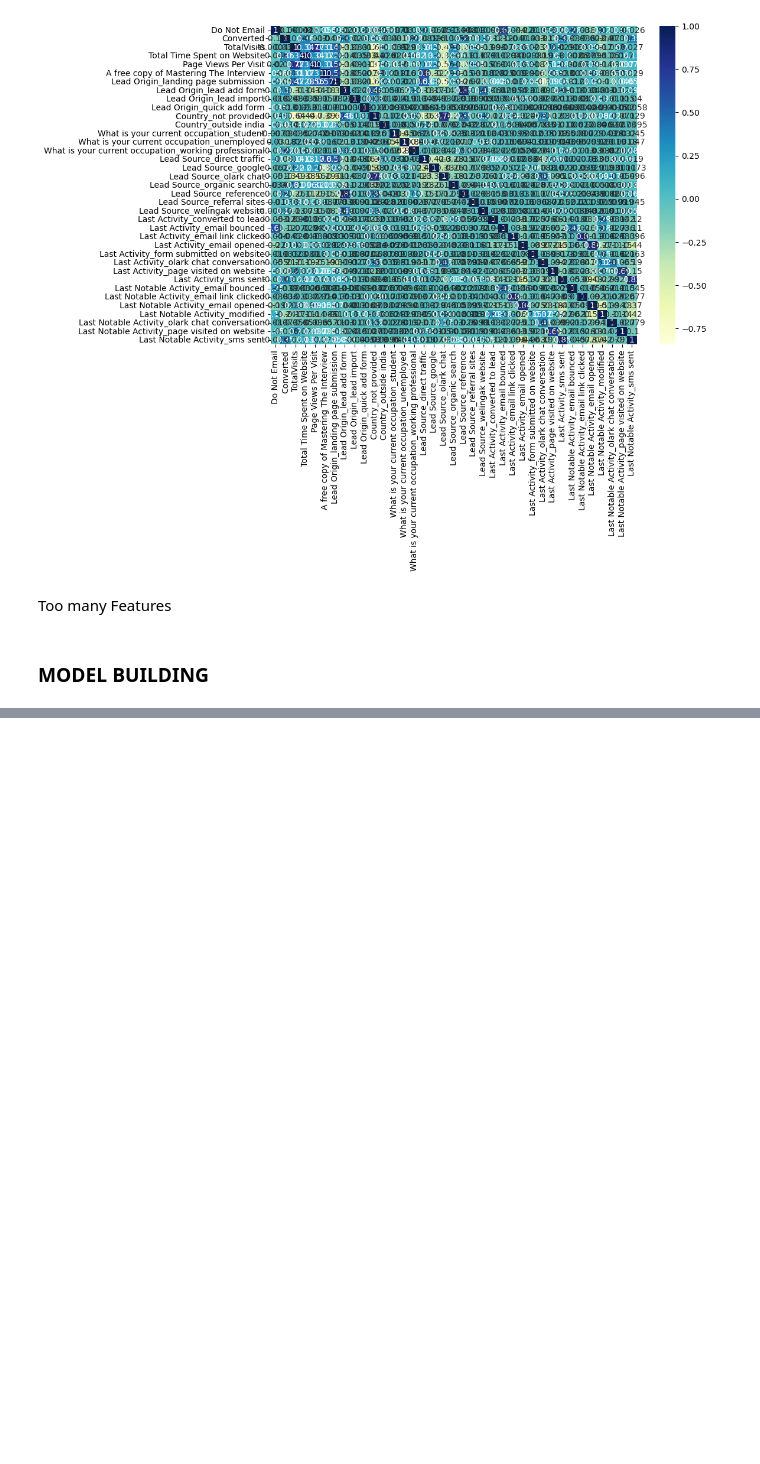
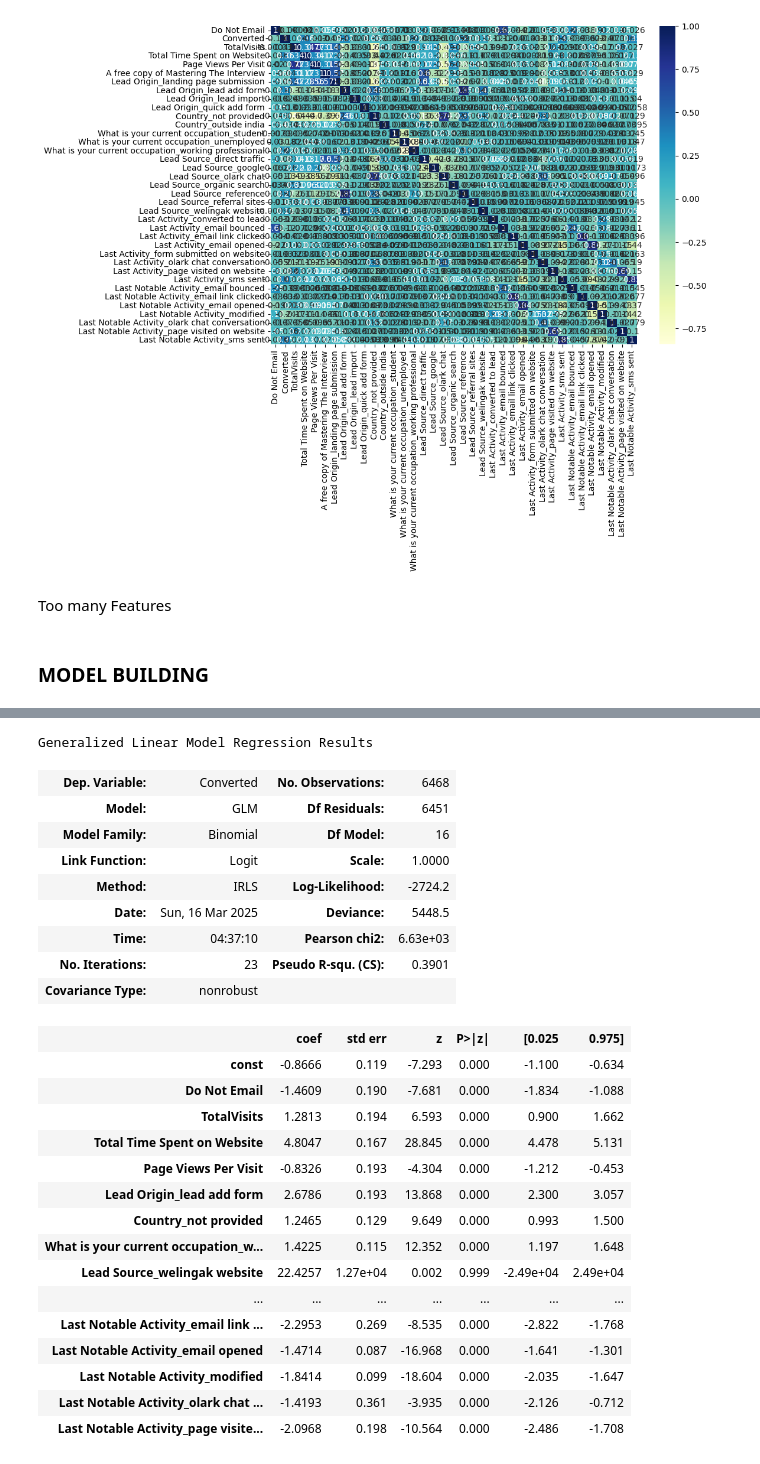
Before and after one commit to D-skywalkerr/Case_study-Leads_scoring, a Jupyter notebook: Leads_scoring.ipynb, the cells around one changed output, grey strips where cells are left out. Drawn from its saved outputs; the diff is of its cells as text; code cells hidden in the pictures; blank space fills up the shorter version.

```diff
--- a/Leads_scoring.ipynb
+++ b/Leads_scoring.ipynb
@@ -1242,0 +1280,7 @@ Too many Features
+# %%
+# initiate logistic regression
+logreg = LogisticRegression()
+
+# initiate rfe
+rfe = RFE(logreg, n_features_to_select=16)             # running RFE with 16 features first
+rfe = rfe.fit(X_train, y_train)
@@ -1242,0 +1314,4 @@ Too many Features
+# %%
+# Assign all the columns selected by RFE in the variable 'col1'
+col1 = X_train.columns[rfe.support_]
+col1
@@ -1242,0 +1330,35 @@ Too many Features
+# %%
+# Selecting columns selected by RFE
+X_train = X_train[col1]
+# %%
+# Creating the first model
+lgm2 = sm.GLM(y_train,(sm.add_constant(X_train)), family = sm.families.Binomial())
+res = lgm2.fit()
+res.summary()
+# %% [output]
+Generalized Linear Model Regression Results
+| Dep. Variable: | Converted | No. Observations: | 6468 |
+| Model: | GLM | Df Residuals: | 6451 |
+| Model Family: | Binomial | Df Model: | 16 |
+| Link Function: | Logit | Scale: | 1.0000 |
+| Method: | IRLS | Log-Likelihood: | -2724.2 |
+| Date: | Sun, 16 Mar 2025 | Deviance: | 5448.5 |
+| Time: | 04:37:10 | Pearson chi2: | 6.63e+03 |
+| No. Iterations: | 23 | Pseudo R-squ. (CS): | 0.3901 |
+| Covariance Type: | nonrobust |  |  |
+|  | coef | std err | z | P>|z| | [0.025 | 0.975] |
+| const | -0.8666 | 0.119 | -7.293 | 0.000 | -1.100 | -0.634 |
+| Do Not Email | -1.4609 | 0.190 | -7.681 | 0.000 | -1.834 | -1.088 |
+| TotalVisits | 1.2813 | 0.194 | 6.593 | 0.000 | 0.900 | 1.662 |
+| Total Time Spent on Website | 4.8047 | 0.167 | 28.845 | 0.000 | 4.478 | 5.131 |
+| Page Views Per Visit | -0.8326 | 0.193 | -4.304 | 0.000 | -1.212 | -0.453 |
+| Lead Origin_lead add form | 2.6786 | 0.193 | 13.868 | 0.000 | 2.300 | 3.057 |
+| Country_not provided | 1.2465 | 0.129 | 9.649 | 0.000 | 0.993 | 1.500 |
+| What is your current occupation_w... | 1.4225 | 0.115 | 12.352 | 0.000 | 1.197 | 1.648 |
+| Lead Source_welingak website | 22.4257 | 1.27e+04 | 0.002 | 0.999 | -2.49e+04 | 2.49e+04 |
+| ... | ... | ... | ... | ... | ... | ... |
+| Last Notable Activity_email link ... | -2.2953 | 0.269 | -8.535 | 0.000 | -2.822 | -1.768 |
+| Last Notable Activity_email opened | -1.4714 | 0.087 | -16.968 | 0.000 | -1.641 | -1.301 |
+| Last Notable Activity_modified | -1.8414 | 0.099 | -18.604 | 0.000 | -2.035 | -1.647 |
+| Last Notable Activity_olark chat ... | -1.4193 | 0.361 | -3.935 | 0.000 | -2.126 | -0.712 |
+| Last Notable Activity_page visite... | -2.0968 | 0.198 | -10.564 | 0.000 | -2.486 | -1.708 |
```
Also changed, not shown: parts of 8 cells of this notebook.
